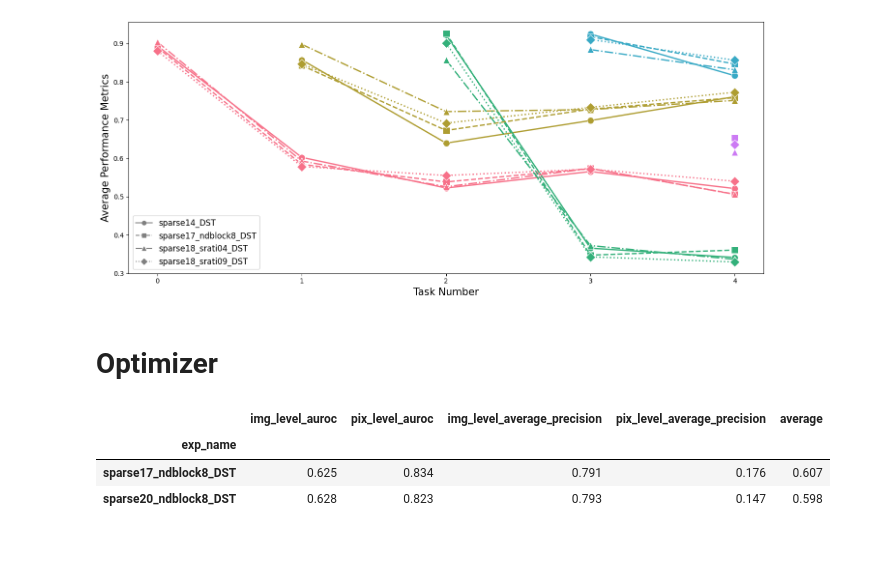
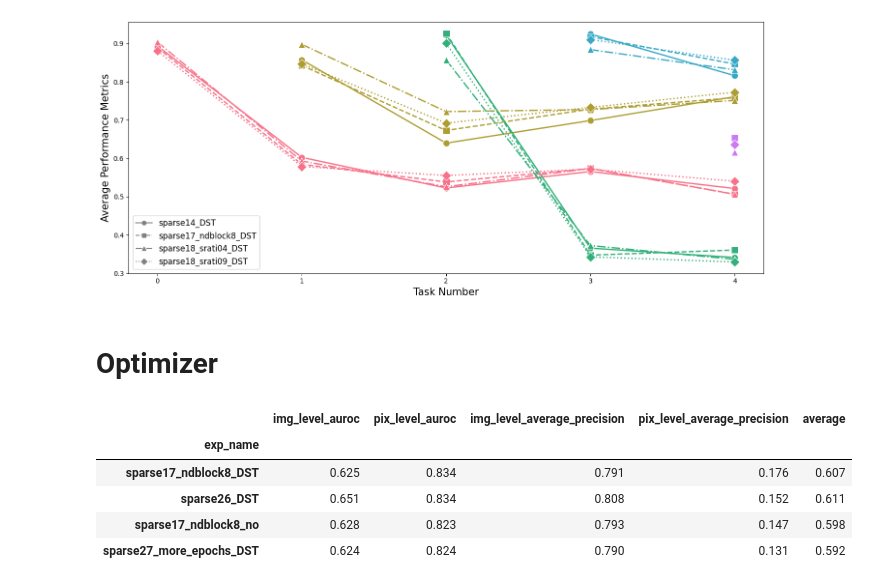
Before and after one commit to crimama/LifeLongerAD, a Jupyter notebook: notebooks/[CFGCAD] [2025-05-20] 연구미팅 보고 결과 정리.ipynb, the cells around one changed output. Drawn from its saved outputs; the diff is of its cells as text; code cells hidden in the pictures; blank space fills up the shorter version.

```diff
--- a/notebooks/[CFGCAD] [2025-05-20] 연구미팅 보고 결과 정리.ipynb
+++ b/notebooks/[CFGCAD] [2025-05-20] 연구미팅 보고 결과 정리.ipynb
@@ -13,7 +13,8 @@ from glob import glob
 #             "/Volume/VAD/LifeLongerAD_cu121/results/CFGCAD/MVTecAD/sparse11_replay-3_5_with_5_step-Continual_True-online_False/seed_42/results/main.csv",
 #             ]
 
-csv_dirs = ["/Volume/VAD/LifeLongerAD_cu121/results/CFGCAD/MVTecAD/sparse14_DST-3_5_with_5_step-Continual_True-online_False/seed_42/results/main.csv",
+csv_dirs = ["/Volume/VAD/LifeLongerAD_cu121/results/CFGCAD/MVTecAD/sparse-3_5_with_5_step-Continual_True-online_False/seed_42/results/main.csv",
+            "/Volume/VAD/LifeLongerAD_cu121/results/CFGCAD/MVTecAD/sparse14_DST-3_5_with_5_step-Continual_True-online_False/seed_42/results/main.csv",
             "/Volume/VAD/LifeLongerAD_cu121/results/CFGCAD/MVTecAD/sparse14_no-3_5_with_5_step-Continual_True-online_False/seed_42/results/main.csv",
             '/Volume/VAD/LifeLongerAD_cu121/results/CFGCAD/MVTecAD/Sparse15_ce_loss_no-Continual_True-online_False/seed_42/results/main.csv',
             "/Volume/VAD/LifeLongerAD_cu121/results/CFGCAD/MVTecAD/Sparse15_ce_loss_DST-Continual_True-online_False/seed_42/results/main.csv",
@@ -23,7 +24,13 @@ csv_dirs = ["/Volume/VAD/LifeLongerAD_cu121/results/CFGCAD/MVTecAD/sparse14_DST-
             '/Volume/VAD/LifeLongerAD_cu121/results/CFGCAD/MVTecAD/sparse18_srati09_DST-3_5_with_5_step-Continual_True-online_False/seed_42/results/main.csv',
             '/Volume/VAD/LifeLongerAD_cu121/results/CFGCAD/MVTecAD/sparse20_ndblock8_DST-3_5_with_5_step-Continual_True-online_False/seed_42/results/main.csv',
             '/Volume/VAD/LifeLongerAD_cu121/results/CFGCAD/MVTecAD/sparse22_DST-3_5_with_5_step-Continual_True-online_False/seed_42/results/main.csv',
-            '/Volume/VAD/LifeLongerAD_cu121/results/CFGCAD/MVTecAD/sparse23_DST-3_5_with_5_step-Continual_True-online_False/seed_42/results/main.csv'
+            '/Volume/VAD/LifeLongerAD_cu121/results/CFGCAD/MVTecAD/sparse23_DST-3_5_with_5_step-Continual_True-online_False/seed_42/results/main.csv',
+            '/Volume/VAD/LifeLongerAD_cu121/results/CFGCAD/MVTecAD/sparse24_DST-3_5_with_5_step-Continual_True-online_False/seed_42/results/main.csv',
+            '/Volume/VAD/LifeLongerAD_cu121/results/CFGCAD/MVTecAD/sparse25_DST-3_5_with_5_step-Continual_True-online_False/seed_42/results/main.csv',
+            '/Volume/VAD/LifeLongerAD_cu121/results/CFGCAD/MVTecAD/sparse26_DST-3_5_with_5_step-Continual_True-online_False/seed_42/results/main.csv',
+            '/Volume/VAD/LifeLongerAD_cu121/results/CFGCAD/MVTecAD/sparse27_no_svd_DST-3_5_with_5_step-Continual_True-online_False/seed_42/results/main.csv',
+            '/Volume/VAD/LifeLongerAD_cu121/results/CFGCAD/MVTecAD/sparse27_more_epochs_DST-3_5_with_5_step-Continual_True-online_False/seed_42/results/main.csv',
+            '/Volume/VAD/LifeLongerAD_cu121/results/CFGCAD/MVTecAD/sparse29_ortho_DST-3_5_with_5_step-Continual_True-online_False/seed_42/results/main.csv'
             ]
 
 
@@ -273,18 +285,29 @@ visualize_class_results(class_results_dict, task_order)
 # %% [markdown]
 # Optimizer
 # %%
+# csv_dirs = [
+#             "/Volume/VAD/LifeLongerAD_cu121/results/CFGCAD/MVTecAD/sparse17_ndblock8_DST-3_5_with_5_step-Continual_True-online_False/seed_42/results",
+#             "/Volume/VAD/LifeLongerAD_cu121/results/CFGCAD/MVTecAD/sparse20_ndblock8_DST-3_5_with_5_step-Continual_True-online_False/seed_42/results"
+
+#             ]
+
 csv_dirs = [
-            "/Volume/VAD/LifeLongerAD_cu121/results/CFGCAD/MVTecAD/sparse17_ndblock8_DST-3_5_with_5_step-Continual_True-online_False/seed_42/results",
-            "/Volume/VAD/LifeLongerAD_cu121/results/CFGCAD/MVTecAD/sparse20_ndblock8_DST-3_5_with_5_step-Continual_True-online_False/seed_42/results"
+            '/Volume/VAD/LifeLongerAD_cu121/results/CFGCAD/MVTecAD/sparse17_ndblock8_DST-3_5_with_5_step-Continual_True-online_False/seed_42/results',
+            '/Volume/VAD/LifeLongerAD_cu121/results/CFGCAD/MVTecAD/sparse26_DST-3_5_with_5_step-Continual_True-online_False/seed_42/results',
+            '/Volume/VAD/LifeLongerAD_cu121/results/CFGCAD/MVTecAD/sparse17_ndblock8_no-3_5_with_5_step-Continual_True-online_False/seed_42/results',
+            '/Volume/VAD/LifeLongerAD_cu121/results/CFGCAD/MVTecAD/sparse27_more_epochs_DST-3_5_with_5_step-Continual_True-online_False/seed_42/results'
+            ]
 
-            ]
+
 df = get_experiment_results(csv_dirs)
 df.round(3)
 # %% [output]
 |  | img_level_auroc | pix_level_auroc | img_level_average_precision | pix_level_average_precision | average |
 | exp_name |  |  |  |  |  |
 | sparse17_ndblock8_DST | 0.625 | 0.834 | 0.791 | 0.176 | 0.607 |
-| sparse20_ndblock8_DST | 0.628 | 0.823 | 0.793 | 0.147 | 0.598 |
+| sparse26_DST | 0.651 | 0.834 | 0.808 | 0.152 | 0.611 |
+| sparse17_ndblock8_no | 0.628 | 0.823 | 0.793 | 0.147 | 0.598 |
+| sparse27_more_epochs_DST | 0.624 | 0.824 | 0.790 | 0.131 | 0.592 |
 # %%
 class_results_dict,task_order = get_class_results_dict(csv_dirs)
 # Example usage:
```
Also changed, not shown: parts of 2 cells of this notebook, 43 other files.
